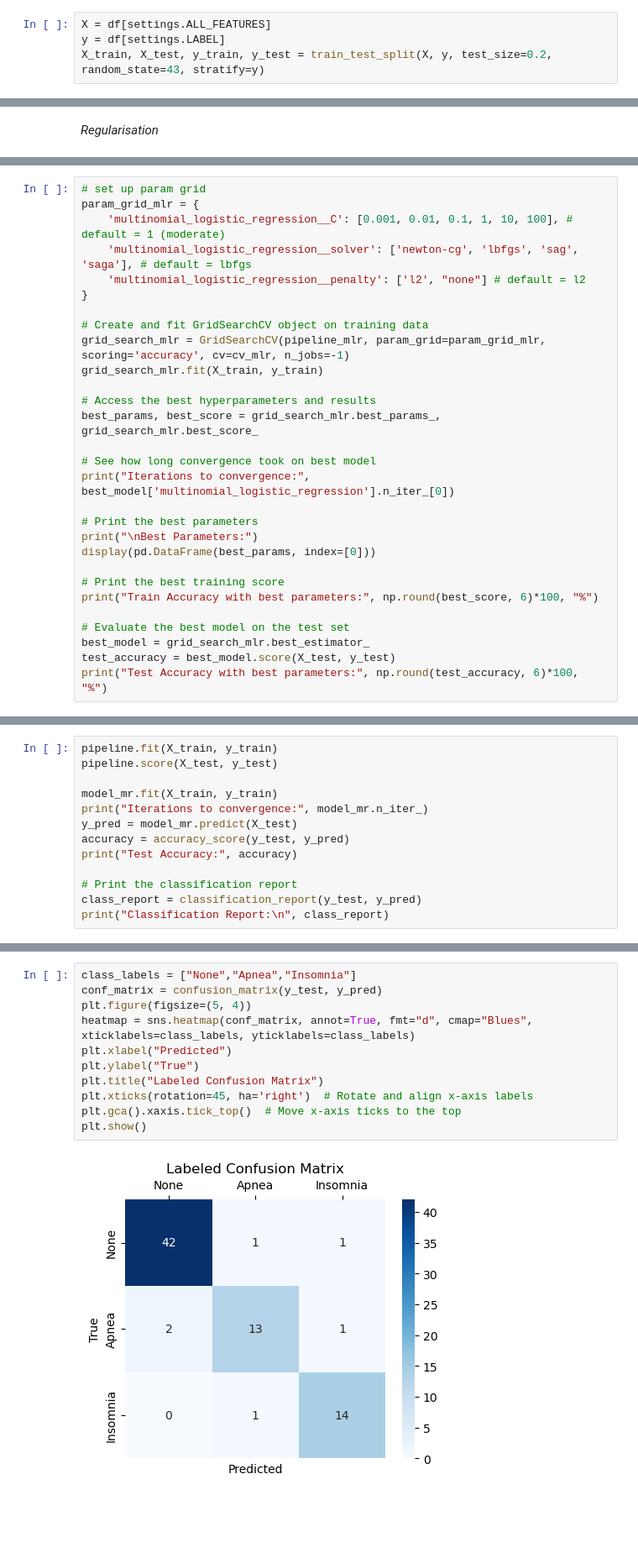
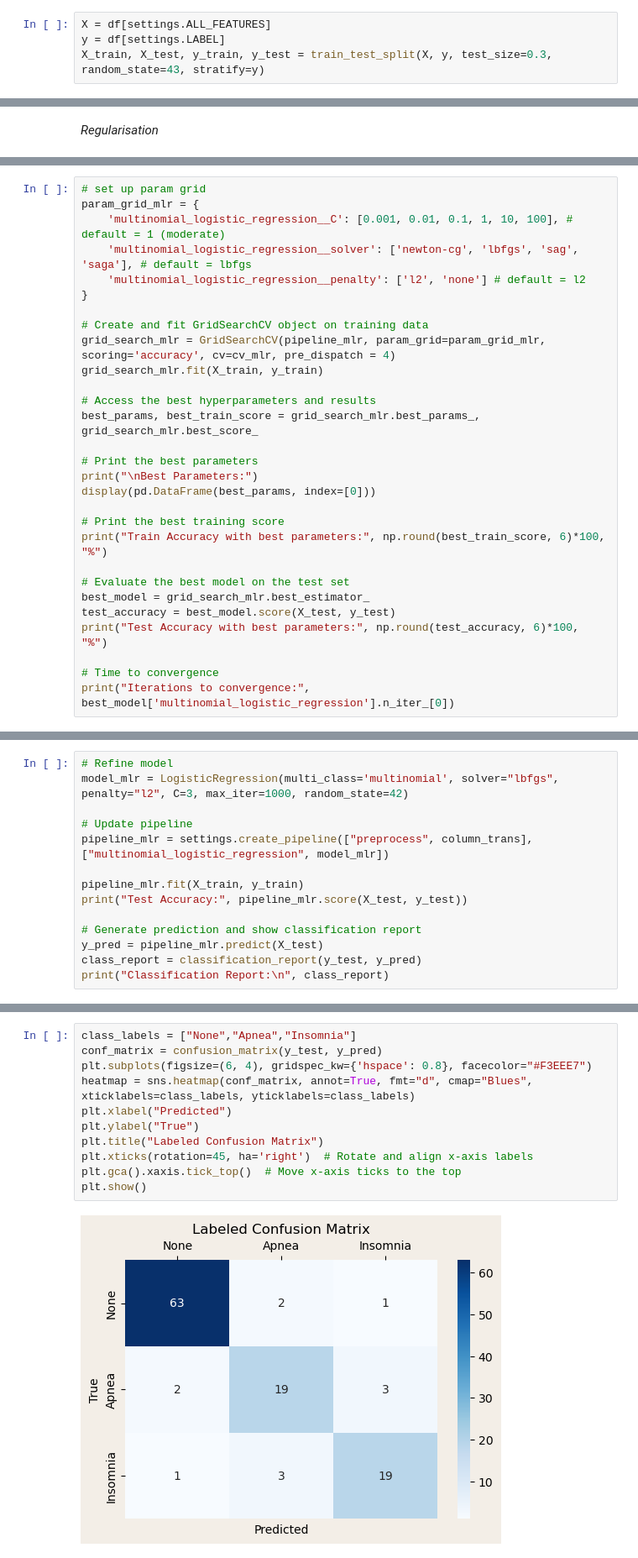
Before and after one commit to carstenegelund/sleep-disorder-classifier, a Jupyter notebook: model.ipynb, the cells around one changed output, grey strips where cells are left out. Shown at 84% size. Cells and saved outputs as stored; diff of their text form; blank space fills up the shorter version.

Commit message:
Logit Model development

```diff
--- a/model.ipynb
+++ b/model.ipynb
@@ -43,7 +47,7 @@ df loaded
 # %%
 X = df[settings.ALL_FEATURES]
 y = df[settings.LABEL]
-X_train, X_test, y_train, y_test = train_test_split(X, y, test_size=0.2, random_state=43, stratify=y)
+X_train, X_test, y_train, y_test = train_test_split(X, y, test_size=0.3, random_state=43, stratify=y)
 # %%
 # Encode y vector
 map = {"None":0, "Sleep Apnea":1, "Insomnia":2}
@@ -214,28 +229,28 @@ plt.show()
 param_grid_mlr = {
     'multinomial_logistic_regression__C': [0.001, 0.01, 0.1, 1, 10, 100], # default = 1 (moderate)
     'multinomial_logistic_regression__solver': ['newton-cg', 'lbfgs', 'sag', 'saga'], # default = lbfgs
-    'multinomial_logistic_regression__penalty': ['l2', "none"] # default = l2
+    'multinomial_logistic_regression__penalty': ['l2', 'none'] # default = l2
 }
 
 # Create and fit GridSearchCV object on training data
-grid_search_mlr = GridSearchCV(pipeline_mlr, param_grid=param_grid_mlr, scoring='accuracy', cv=cv_mlr, n_jobs=-1)
+grid_search_mlr = GridSearchCV(pipeline_mlr, param_grid=param_grid_mlr, scoring='accuracy', cv=cv_mlr, pre_dispatch = 4)
 grid_search_mlr.fit(X_train, y_train)
 
 # Access the best hyperparameters and results
-best_params, best_score = grid_search_mlr.best_params_, grid_search_mlr.best_score_
-
-# See how long convergence took on best model
-print("Iterations to convergence:", best_model['multinomial_logistic_regression'].n_iter_[0])
+best_params, best_train_score = grid_search_mlr.best_params_, grid_search_mlr.best_score_
 
 # Print the best parameters
 print("\nBest Parameters:")
 display(pd.DataFrame(best_params, index=[0]))
 
 # Print the best training score
-print("Train Accuracy with best parameters:", np.round(best_score, 6)*100, "%")
+print("Train Accuracy with best parameters:", np.round(best_train_score, 6)*100, "%")
 
 # Evaluate the best model on the test set
 best_model = grid_search_mlr.best_estimator_
 test_accuracy = best_model.score(X_test, y_test)
 print("Test Accuracy with best parameters:", np.round(test_accuracy, 6)*100, "%")
+
+# Time to convergence
+print("Iterations to convergence:", best_model['multinomial_logistic_regression'].n_iter_[0])
 # %% [output]
@@ -310,13 +338,0 @@ plt.show()
-# %%
-pipeline.fit(X_train, y_train)
-pipeline.score(X_test, y_test)
-
-model_mr.fit(X_train, y_train)
-print("Iterations to convergence:", model_mr.n_iter_)
-y_pred = model_mr.predict(X_test)
-accuracy = accuracy_score(y_test, y_pred)
-print("Test Accuracy:", accuracy)
-
-# Print the classification report
-class_report = classification_report(y_test, y_pred)
-print("Classification Report:\n", class_report)
@@ -394,0 +398,14 @@ Occupation_Unknown                                    -0.65135
+# %%
+# Refine model
+model_mlr = LogisticRegression(multi_class='multinomial', solver="lbfgs", penalty="l2", C=3, max_iter=1000, random_state=42)
+
+# Update pipeline
+pipeline_mlr = settings.create_pipeline(["preprocess", column_trans], ["multinomial_logistic_regression", model_mlr])
+
+pipeline_mlr.fit(X_train, y_train)
+print("Test Accuracy:", pipeline_mlr.score(X_test, y_test))
+
+# Generate prediction and show classification report
+y_pred = pipeline_mlr.predict(X_test)
+class_report = classification_report(y_test, y_pred)
+print("Classification Report:\n", class_report)
@@ -395,13 +424,13 @@ Occupation_Unknown                                    -0.65135
 # %%
 class_labels = ["None","Apnea","Insomnia"]
 conf_matrix = confusion_matrix(y_test, y_pred)
-plt.figure(figsize=(5, 4))
+plt.subplots(figsize=(6, 4), gridspec_kw={'hspace': 0.8}, facecolor="#F3EEE7")
 heatmap = sns.heatmap(conf_matrix, annot=True, fmt="d", cmap="Blues", xticklabels=class_labels, yticklabels=class_labels)
 plt.xlabel("Predicted")
 plt.ylabel("True")
 plt.title("Labeled Confusion Matrix")
 plt.xticks(rotation=45, ha='right')  # Rotate and align x-axis labels
 plt.gca().xaxis.tick_top()  # Move x-axis ticks to the top
 plt.show()
 # %% [output]
-[figure, old version]
+[figure, new version]
```
Also changed, not shown: parts of 31 cells of this notebook, 4 other files.
